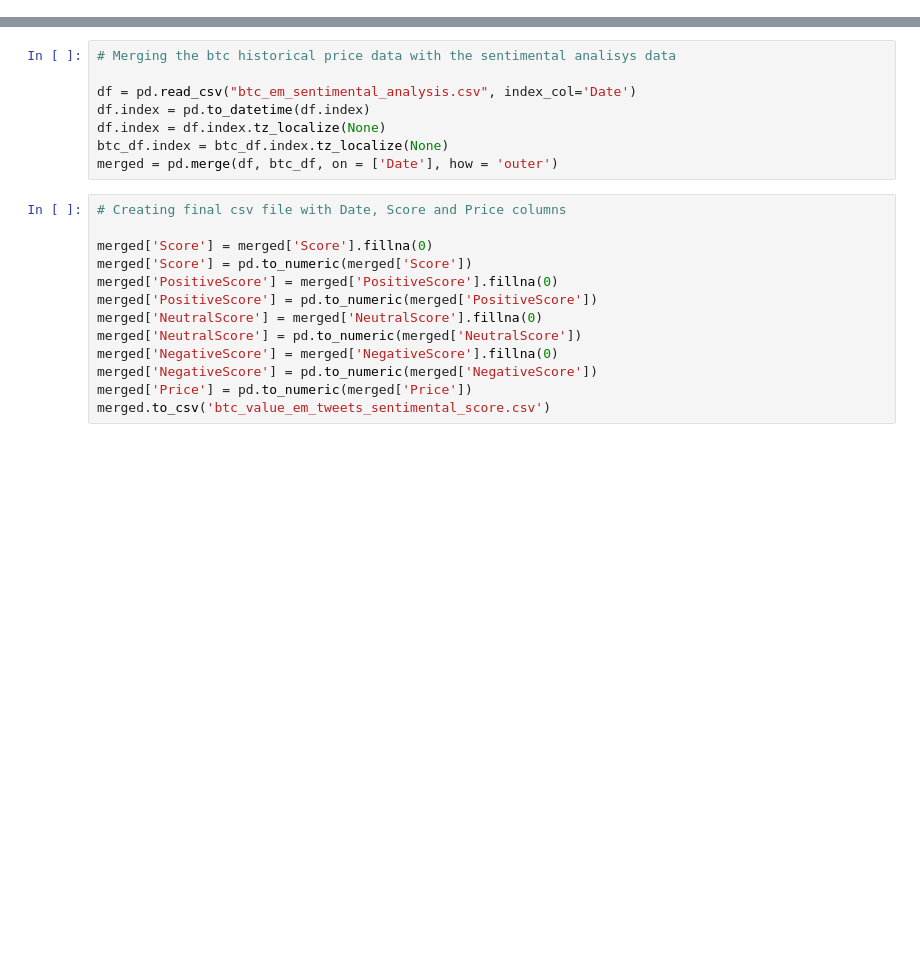
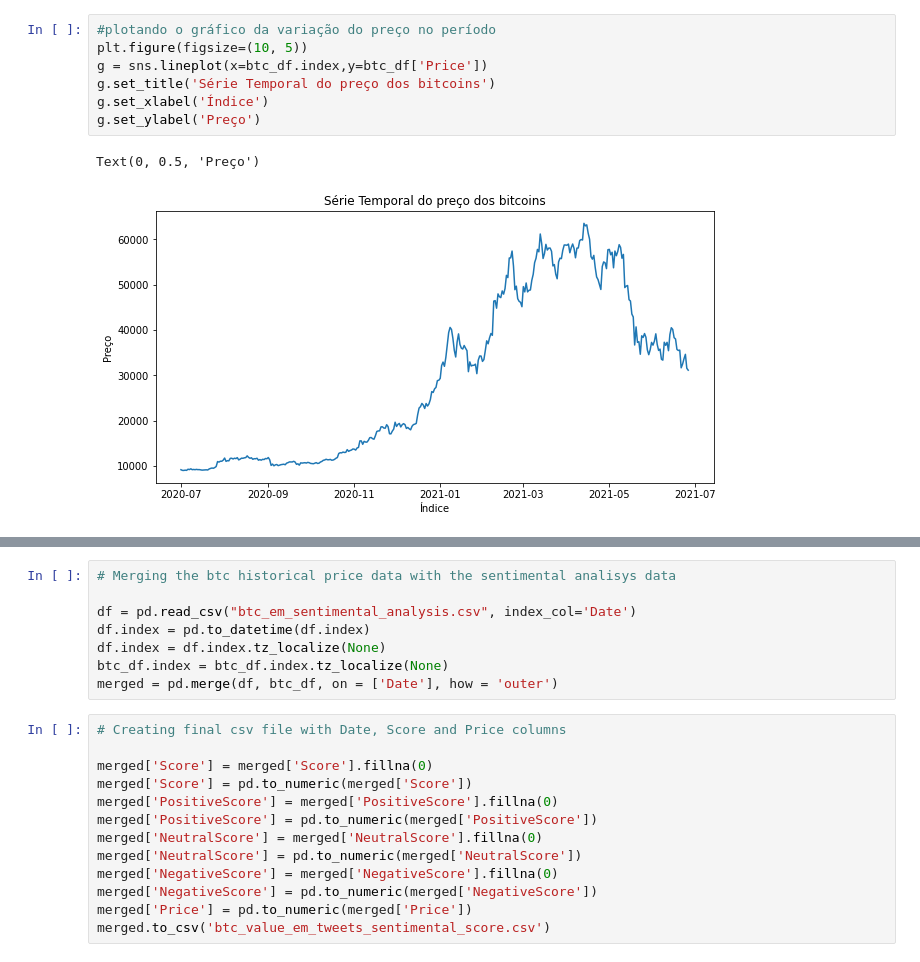
Before and after one commit to prbpedro/tcc_puc, a Jupyter notebook: src/2_pre_processing_btc_historical_data.ipynb, the cells around one changed output, grey strips where cells are left out. Saved outputs shown, nothing was run; the diff lists cells and outputs as text; blank space fills up the shorter version.

```diff
--- a/src/2_pre_processing_btc_historical_data.ipynb
+++ b/src/2_pre_processing_btc_historical_data.ipynb
@@ -20,0 +46,10 @@ btc_df['Price'] = btc_df['Price'].str.replace(',', '')
+# %%
+#plotando o gráfico da variação do preço no período
+plt.figure(figsize=(10, 5))
+g = sns.lineplot(x=btc_df.index,y=btc_df['Price'])
+g.set_title('Série Temporal do preço dos bitcoins')
+g.set_xlabel('Índice')
+g.set_ylabel('Preço')
+# %% [output]
+Text(0, 0.5, 'Preço')
+[figure, added]
```
Also changed, not shown: parts of 7 cells of this notebook, 1 other file.
